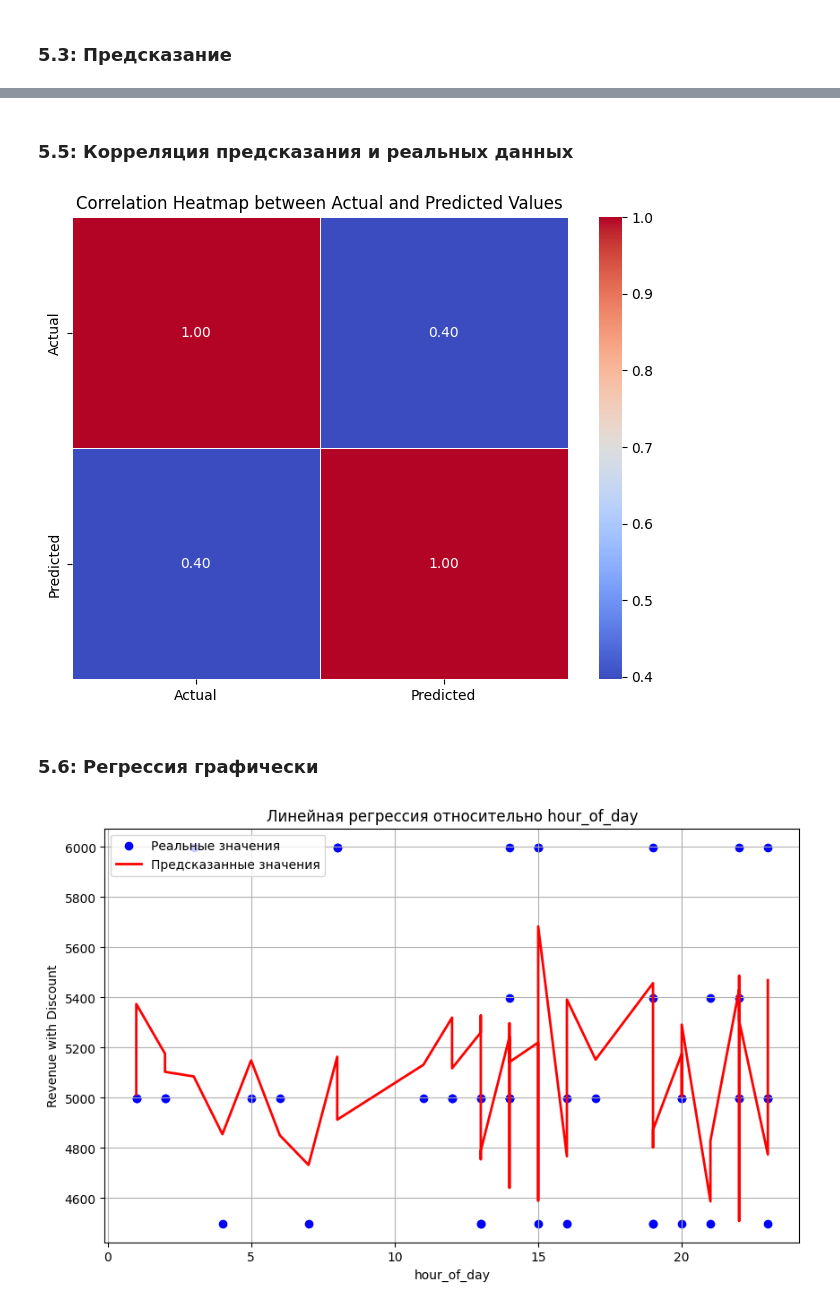
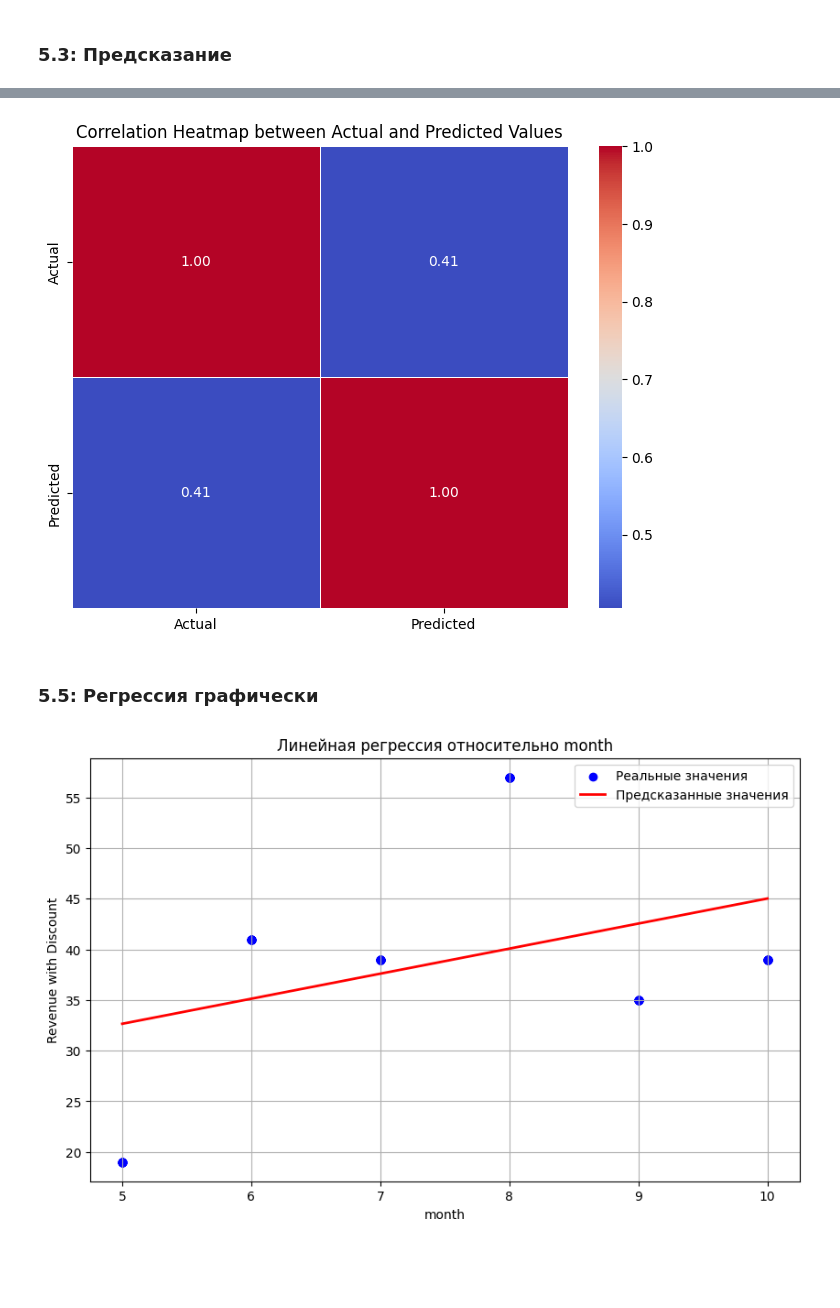
Before and after one commit to zhukovrost/lyceumFinalProject, a Jupyter notebook: project.ipynb, the cells around one changed output, grey strips where cells are left out. Saved outputs shown, nothing was run; the diff lists cells and outputs as text; code cells hidden in the pictures; blank space fills up the shorter version.

Commit message:
regression without analytics

```diff
--- a/project.ipynb
+++ b/project.ipynb
@@ -68,7 +68,7 @@ def get_ohe(data: pd.DataFrame, categories: list):
     '''
     Функция, которая переводит номинальные шкалы в бинарные методом OneHotEncoder.
     '''
-    ohe = OneHotEncoder(sparse_output=False, drop='first', handle_unknown='ignore')
+    ohe = OneHotEncoder(sparse_output=False, handle_unknown='ignore')
     ohe.fit(data[categories])
 
     temp_df = pd.DataFrame(data=ohe.transform(data[categories]), columns=ohe.get_feature_names_out())
@@ -138,7 +138,7 @@ def print_double_pie(df, div_factor, factor):
 
 
 def regression_visual(X_test, y_test, predictions, metric):
-    data = pd.DataFrame({metric: X_test[metric].values, 'y_test': y_test.values, 'predictions': predictions})
+    data = pd.DataFrame({metric: X_test[metric], 'y_test': y_test, 'predictions': predictions})
     data.sort_values(by=metric, inplace=True)
 
     # Построение графика
@@ -559,0 +562,8 @@ plt.show()
+# %%
+month_purchases = df[df["payer"] == 1].groupby("month")["revenue_with_discount"].count()
+
+timestamp_columns = df.select_dtypes(include=['datetime64']).columns
+nominal_columns = df.select_dtypes(include=[object]).columns
+
+regr_df = df.drop(columns=[*timestamp_columns, *nominal_columns, "user_id", "revenue"])
+regr_df["month_revenue"] = regr_df["month"].apply(lambda x: month_purchases[x])
@@ -572,6 +587,8 @@ X_train, X_test, y_train, y_test = train_test_split(X, y, test_size=TEST_SIZE, r
 # %% [markdown]
 ### 5.2: Модель
 # %%
+X_train, X_test, y_train, y_test = train_test_split(regr_df[["month"]], regr_df["month_revenue"], test_size=TEST_SIZE, random_state=RANDOM_STATE)
+
 model = LinearRegression()
 model.fit(X_train, y_train)
 print("Модель линейной регрессии")
@@ -622,5 +615,3 @@ Name: revenue_with_discount, dtype: float64
-# %% [markdown]
-### 5.5: Корреляция предсказания и реальных данных
 # %%
 prediction_vs_actual = pd.DataFrame({'Actual': y_test, 'Predicted': predictions})
 prediction_vs_actual_corr = prediction_vs_actual.corr()
@@ -630,10 +621,10 @@ sns.heatmap(prediction_vs_actual_corr, annot=True, cmap='coolwarm', fmt=".2f", l
 plt.title('Correlation Heatmap between Actual and Predicted Values')
 plt.show()
 # %% [output]
-[figure, old version]
+[figure, new version]
 # %% [markdown]
-### 5.6: Регрессия графически
+### 5.5: Регрессия графически
 # %%
-regression_visual(X_test, y_test, predictions, "hour_of_day")
+regression_visual(X_test, y_test, predictions, "month")
 # %% [output]
-[figure, old version]
+[figure, new version]
```
Also changed, not shown: parts of 10 cells of this notebook.
